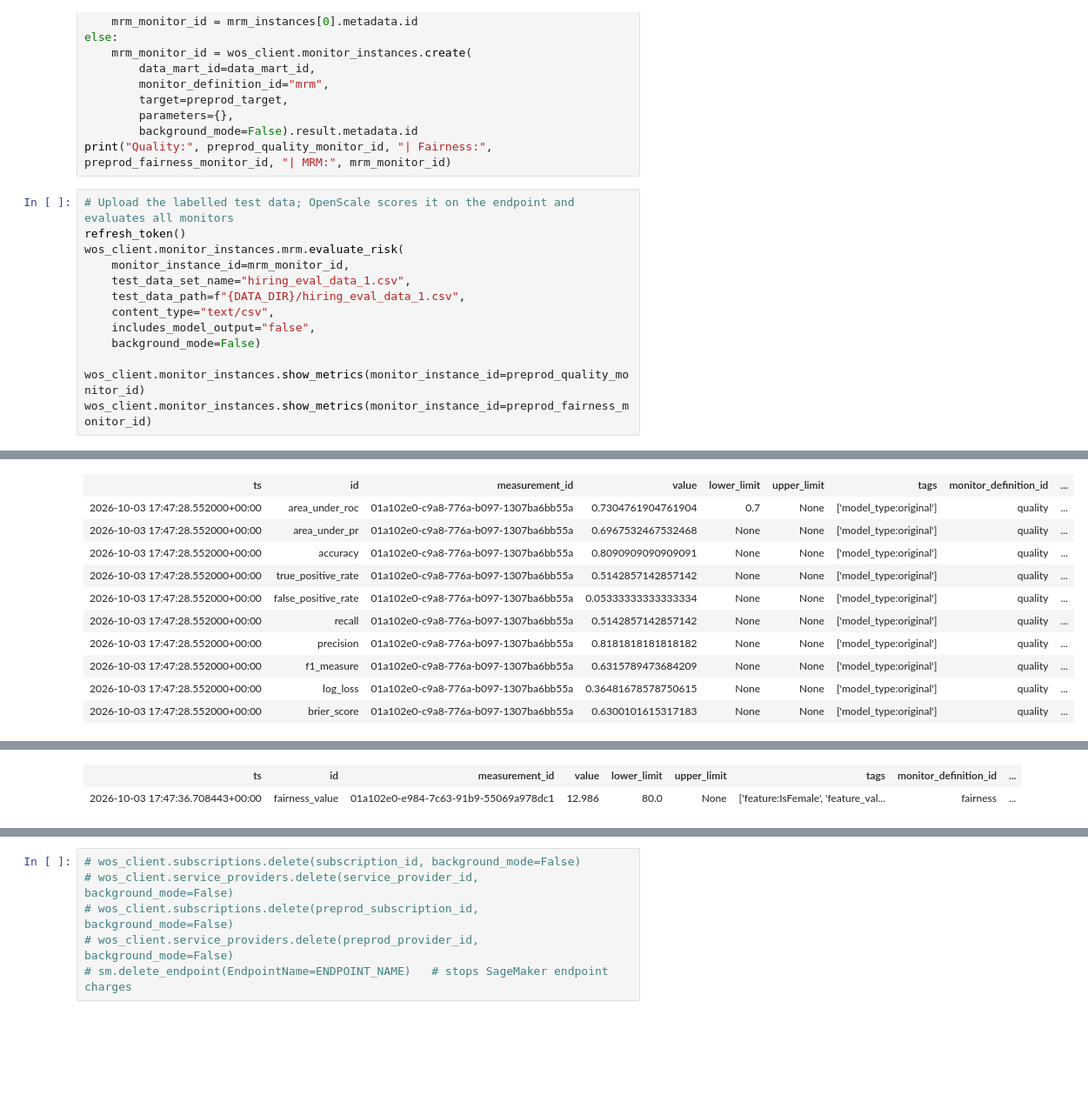
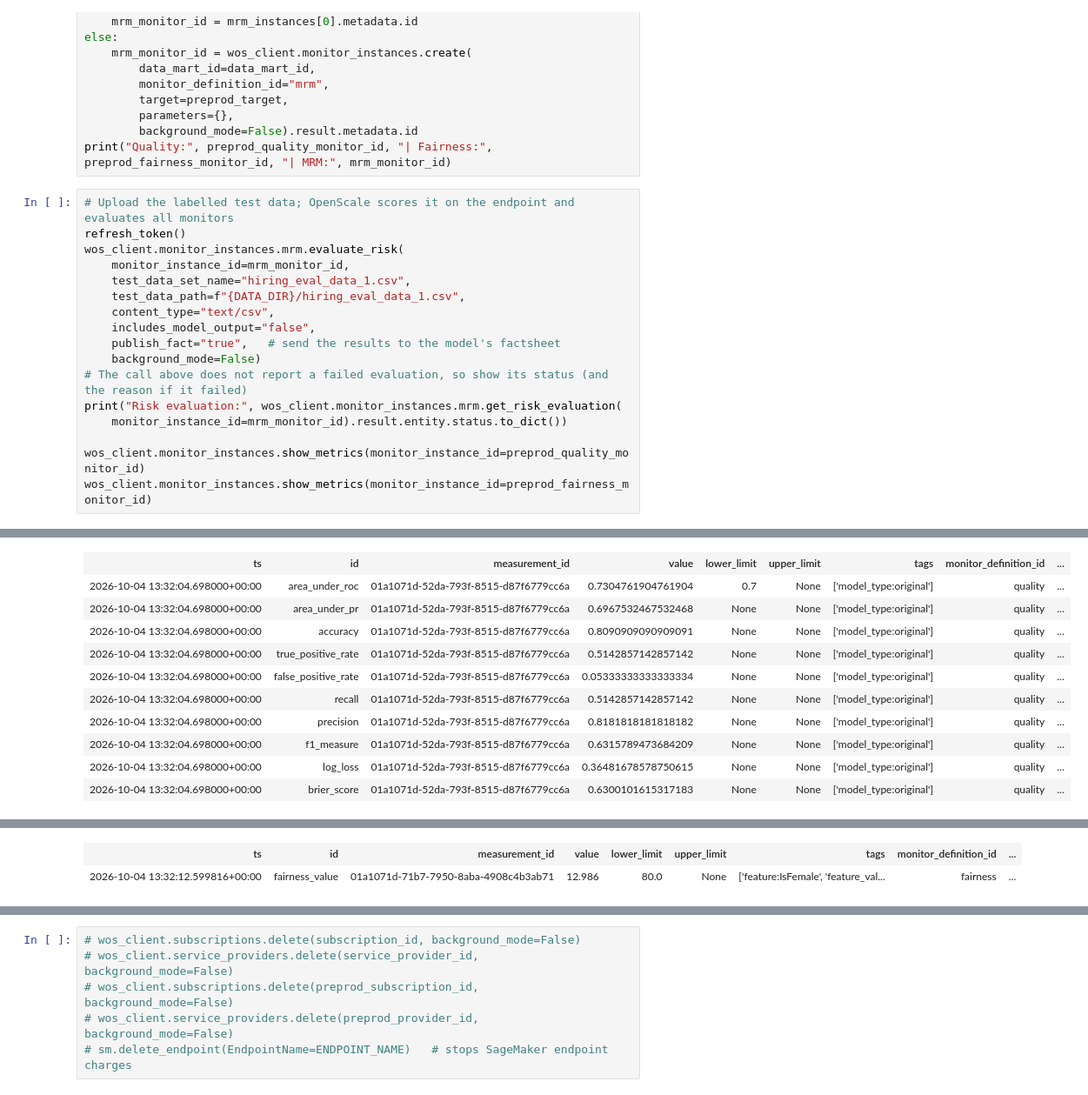
Before and after one commit to nicolenair/ibm-ai-governance-demo, a Jupyter notebook: predictive/hiring_sagemaker_openscale.ipynb, the cells around one changed output, grey strips where cells are left out. Shown at 87% size. Saved outputs shown, nothing was run; the diff lists cells and outputs as text; blank space fills up the shorter version.

Commit message:
factsheet registration

```diff
--- a/predictive/hiring_sagemaker_openscale.ipynb
+++ b/predictive/hiring_sagemaker_openscale.ipynb
@@ -915,7 +1077,11 @@ wos_client.monitor_instances.mrm.evaluate_risk(
     test_data_path=f"{DATA_DIR}/hiring_eval_data_1.csv",
     content_type="text/csv",
     includes_model_output="false",
+    publish_fact="true",   # send the results to the model's factsheet
     background_mode=False)
+# The call above does not report a failed evaluation, so show its status (and the reason if it failed)
+print("Risk evaluation:", wos_client.monitor_instances.mrm.get_risk_evaluation(
+    monitor_instance_id=mrm_monitor_id).result.entity.status.to_dict())
 
 wos_client.monitor_instances.show_metrics(monitor_instance_id=preprod_quality_monitor_id)
 wos_client.monitor_instances.show_metrics(monitor_instance_id=preprod_fairness_monitor_id)
@@ -924,11 +1090,11 @@ wos_client.monitor_instances.show_metrics(monitor_instance_id=preprod_fairness_m
 | ts | id | measurement_id | value | lower_limit | upper_limit | tags | monitor_definition_id | ... |
-| 2026-10-03 17:47:28.552000+00:00 | area_under_roc | 01a102e0-c9a8-776a-b097-1307ba6bb55a | 0.7304761904761904 | 0.7 | None | ['model_type:original'] | quality | ... |
-| 2026-10-03 17:47:28.552000+00:00 | area_under_pr | 01a102e0-c9a8-776a-b097-1307ba6bb55a | 0.6967532467532468 | None | None | ['model_type:original'] | quality | ... |
-| 2026-10-03 17:47:28.552000+00:00 | accuracy | 01a102e0-c9a8-776a-b097-1307ba6bb55a | 0.8090909090909091 | None | None | ['model_type:original'] | quality | ... |
-| 2026-10-03 17:47:28.552000+00:00 | true_positive_rate | 01a102e0-c9a8-776a-b097-1307ba6bb55a | 0.5142857142857142 | None | None | ['model_type:original'] | quality | ... |
-| 2026-10-03 17:47:28.552000+00:00 | false_positive_rate | 01a102e0-c9a8-776a-b097-1307ba6bb55a | 0.05333333333333334 | None | None | ['model_type:original'] | quality | ... |
-| 2026-10-03 17:47:28.552000+00:00 | recall | 01a102e0-c9a8-776a-b097-1307ba6bb55a | 0.5142857142857142 | None | None | ['model_type:original'] | quality | ... |
-| 2026-10-03 17:47:28.552000+00:00 | precision | 01a102e0-c9a8-776a-b097-1307ba6bb55a | 0.8181818181818182 | None | None | ['model_type:original'] | quality | ... |
-| 2026-10-03 17:47:28.552000+00:00 | f1_measure | 01a102e0-c9a8-776a-b097-1307ba6bb55a | 0.6315789473684209 | None | None | ['model_type:original'] | quality | ... |
-| 2026-10-03 17:47:28.552000+00:00 | log_loss | 01a102e0-c9a8-776a-b097-1307ba6bb55a | 0.36481678578750615 | None | None | ['model_type:original'] | quality | ... |
-| 2026-10-03 17:47:28.552000+00:00 | brier_score | 01a102e0-c9a8-776a-b097-1307ba6bb55a | 0.6300101615317183 | None | None | ['model_type:original'] | quality | ... |
+| 2026-10-04 13:32:04.698000+00:00 | area_under_roc | 01a1071d-52da-793f-8515-d87f6779cc6a | 0.7304761904761904 | 0.7 | None | ['model_type:original'] | quality | ... |
+| 2026-10-04 13:32:04.698000+00:00 | area_under_pr | 01a1071d-52da-793f-8515-d87f6779cc6a | 0.6967532467532468 | None | None | ['model_type:original'] | quality | ... |
+| 2026-10-04 13:32:04.698000+00:00 | accuracy | 01a1071d-52da-793f-8515-d87f6779cc6a | 0.8090909090909091 | None | None | ['model_type:original'] | quality | ... |
+| 2026-10-04 13:32:04.698000+00:00 | true_positive_rate | 01a1071d-52da-793f-8515-d87f6779cc6a | 0.5142857142857142 | None | None | ['model_type:original'] | quality | ... |
+| 2026-10-04 13:32:04.698000+00:00 | false_positive_rate | 01a1071d-52da-793f-8515-d87f6779cc6a | 0.05333333333333334 | None | None | ['model_type:original'] | quality | ... |
+| 2026-10-04 13:32:04.698000+00:00 | recall | 01a1071d-52da-793f-8515-d87f6779cc6a | 0.5142857142857142 | None | None | ['model_type:original'] | quality | ... |
+| 2026-10-04 13:32:04.698000+00:00 | precision | 01a1071d-52da-793f-8515-d87f6779cc6a | 0.8181818181818182 | None | None | ['model_type:original'] | quality | ... |
+| 2026-10-04 13:32:04.698000+00:00 | f1_measure | 01a1071d-52da-793f-8515-d87f6779cc6a | 0.6315789473684209 | None | None | ['model_type:original'] | quality | ... |
+| 2026-10-04 13:32:04.698000+00:00 | log_loss | 01a1071d-52da-793f-8515-d87f6779cc6a | 0.36481678578750615 | None | None | ['model_type:original'] | quality | ... |
+| 2026-10-04 13:32:04.698000+00:00 | brier_score | 01a1071d-52da-793f-8515-d87f6779cc6a | 0.6300101615317183 | None | None | ['model_type:original'] | quality | ... |
@@ -936,2 +1102,2 @@ wos_client.monitor_instances.show_metrics(monitor_instance_id=preprod_fairness_m
 | ts | id | measurement_id | value | lower_limit | upper_limit | tags | monitor_definition_id | ... |
-| 2026-10-03 17:47:36.708443+00:00 | fairness_value | 01a102e0-e984-7c63-91b9-55069a978dc1 | 12.986 | 80.0 | None | ['feature:IsFemale', 'feature_val... | fairness | ... |
+| 2026-10-04 13:32:12.599816+00:00 | fairness_value | 01a1071d-71b7-7950-8aba-4908c4b3ab71 | 12.986 | 80.0 | None | ['feature:IsFemale', 'feature_val... | fairness | ... |
```
Also changed, not shown: parts of 24 cells of this notebook, 6 other files.
